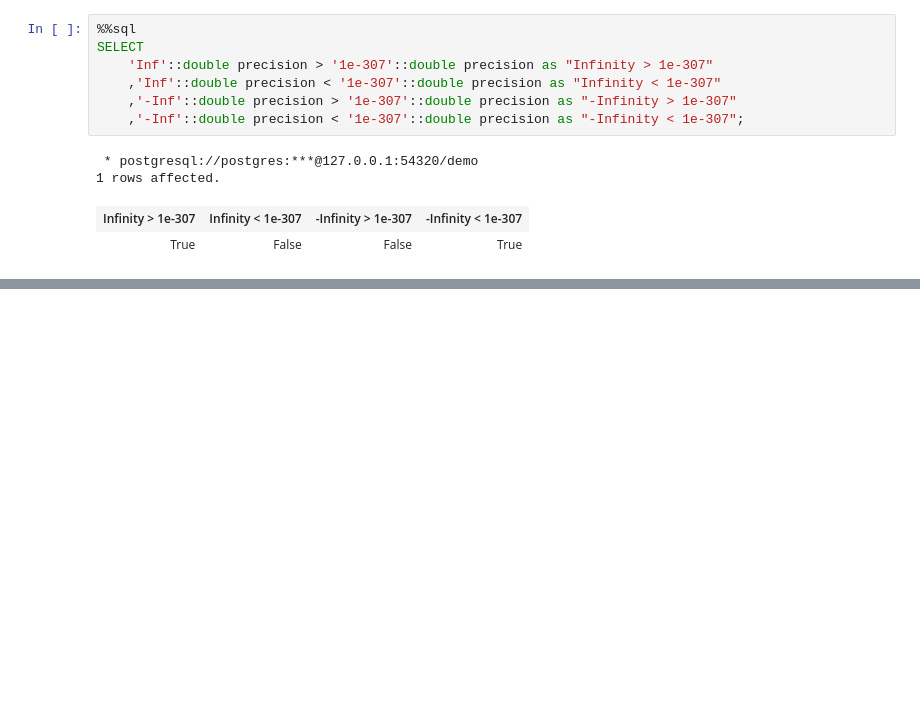
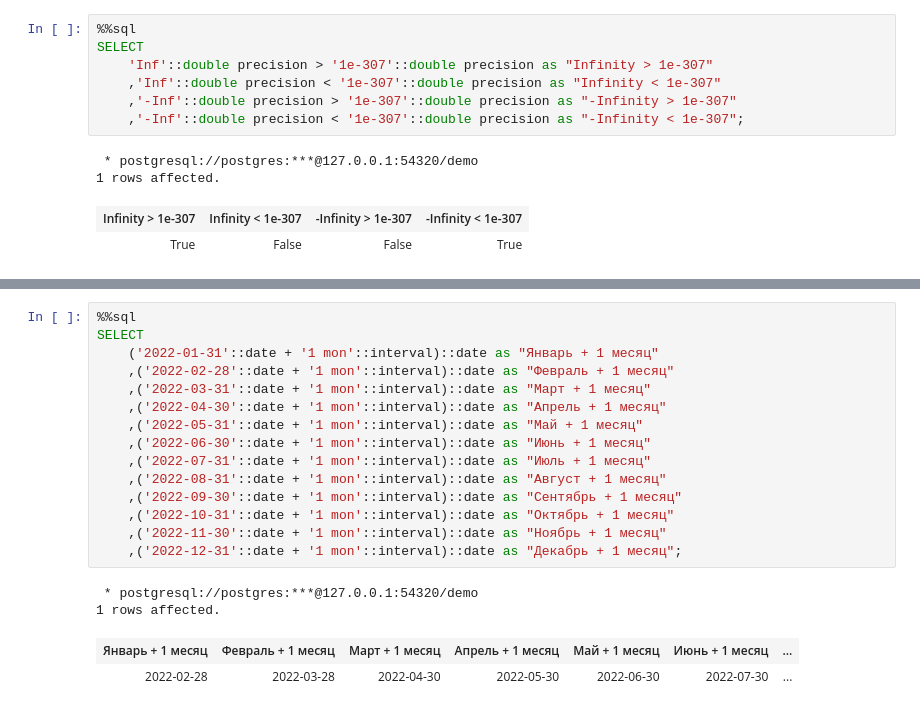
Before and after one commit to vowatchka/postgres_basic, a Jupyter notebook: practices/4_postgres_datatypes.ipynb, the cells around one changed output, grey strips where cells are left out. Saved outputs shown, nothing was run; the diff lists cells and outputs as text; blank space fills up the shorter version.

```diff
--- a/practices/4_postgres_datatypes.ipynb
+++ b/practices/4_postgres_datatypes.ipynb
@@ -170,0 +466,20 @@ SELECT
+# %%
+%%sql
+SELECT
+    ('2022-01-31'::date + '1 mon'::interval)::date as "Январь + 1 месяц"
+    ,('2022-02-28'::date + '1 mon'::interval)::date as "Февраль + 1 месяц"
+    ,('2022-03-31'::date + '1 mon'::interval)::date as "Март + 1 месяц"
+    ,('2022-04-30'::date + '1 mon'::interval)::date as "Апрель + 1 месяц"
+    ,('2022-05-31'::date + '1 mon'::interval)::date as "Май + 1 месяц"
+    ,('2022-06-30'::date + '1 mon'::interval)::date as "Июнь + 1 месяц"
+    ,('2022-07-31'::date + '1 mon'::interval)::date as "Июль + 1 месяц"
+    ,('2022-08-31'::date + '1 mon'::interval)::date as "Август + 1 месяц"
+    ,('2022-09-30'::date + '1 mon'::interval)::date as "Сентябрь + 1 месяц"
+    ,('2022-10-31'::date + '1 mon'::interval)::date as "Октябрь + 1 месяц"
+    ,('2022-11-30'::date + '1 mon'::interval)::date as "Ноябрь + 1 месяц"
+    ,('2022-12-31'::date + '1 mon'::interval)::date as "Декабрь + 1 месяц";
+# %% [output]
+ * postgresql://postgres:***@127.0.0.1:54320/demo
+1 rows affected.
+| Январь + 1 месяц | Февраль + 1 месяц | Март + 1 месяц | Апрель + 1 месяц | Май + 1 месяц | Июнь + 1 месяц | ... |
+| 2022-02-28 | 2022-03-28 | 2022-04-30 | 2022-05-30 | 2022-06-30 | 2022-07-30 | ... |
```
Also changed, not shown: parts of 49 cells of this notebook.
